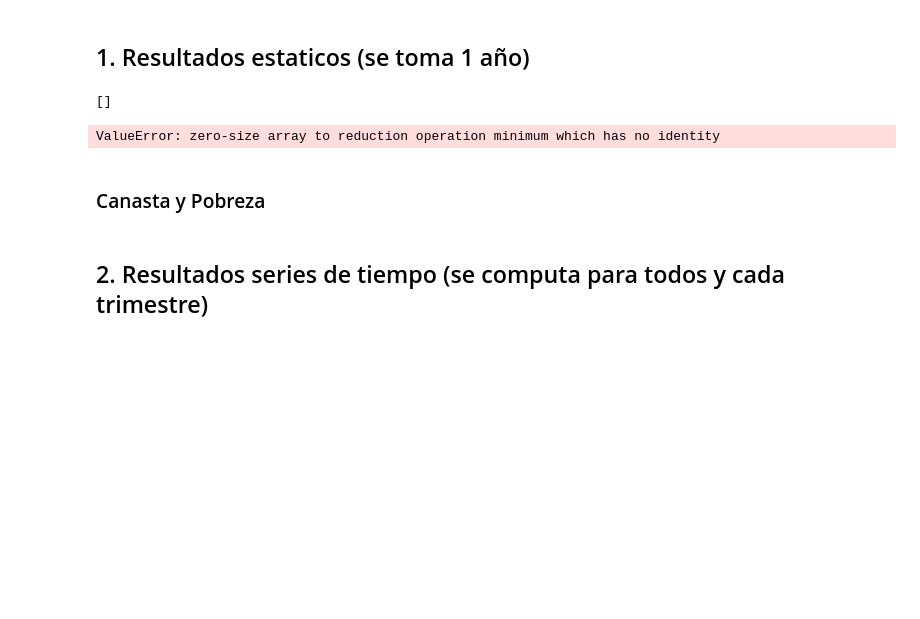
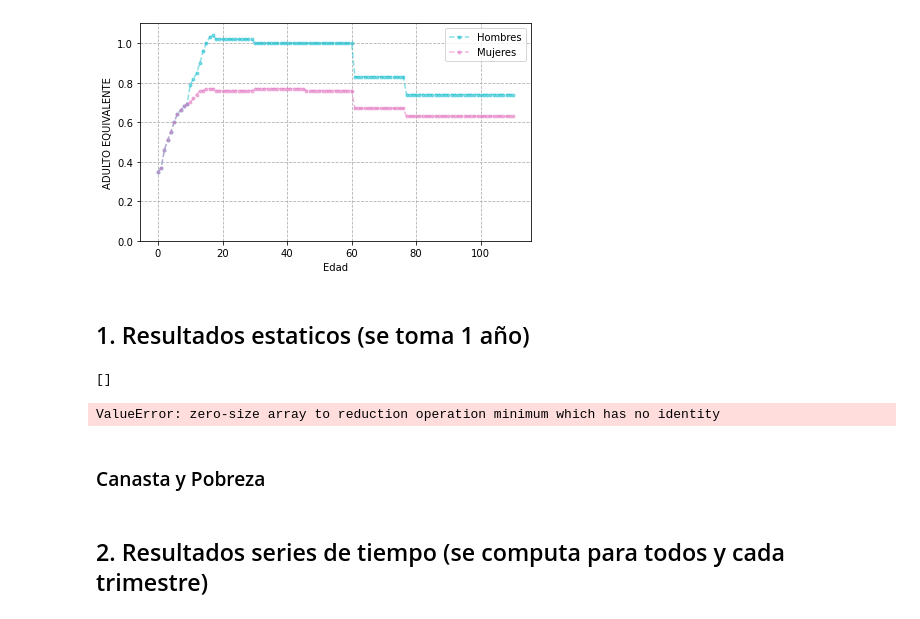
Before and after one commit to matuteiglesias/indice-pobreza-UBA, a Jupyter notebook: notebooks/03 - Generar dataset de pobreza (presente).ipynb, the cells around one changed output. Saved outputs shown, nothing was run; the diff lists cells and outputs as text; code cells hidden in the pictures; blank space fills up the shorter version.

```diff
--- a/notebooks/03 - Generar dataset de pobreza (presente).ipynb
+++ b/notebooks/03 - Generar dataset de pobreza (presente).ipynb
@@ -38,6 +42,21 @@ dpto_region = pd.read_csv('./../data/info/DPTO_PROV_Region.csv')
 radio_ref = radio_ref.merge(dpto_region)
 
 # DPTO_Region = radio_ref[['DPTO', 'Region']].drop_duplicates()
+# %%
+## Adulto Equivalente
+
+fig, axs = plt.subplots(1, figsize = (7, 4))
+
+ad_eq.set_index(['P03', 'P02']).unstack().plot(marker = '.', linestyle = '--', ax = axs, color = ['#17becf', '#e377c2'], alpha = .5)
+
+axs.set_xlabel('Edad')
+axs.set_ylabel('ADULTO EQUIVALENTE')
+axs.set_ylim(0, 1.1)
+axs.grid(linestyle = '--')
+axs.legend(['Hombres', 'Mujeres'])
+plt.show()
+# %% [output]
+[figure, added]
 # %%
 dpto_region = pd.read_csv('./../data/info/DPTO_PROV_Region.csv')
 DPTO_Region = radio_ref[['DPTO', 'Region']].drop_duplicates()
```
Also changed, not shown: parts of 11 cells of this notebook, 3 other files.
